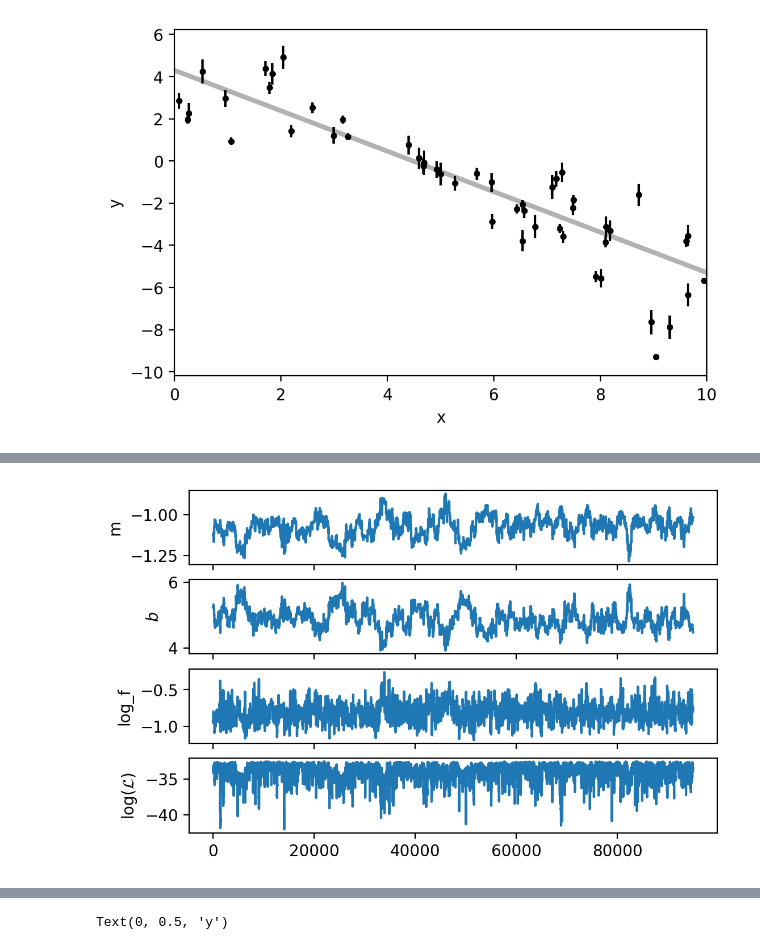
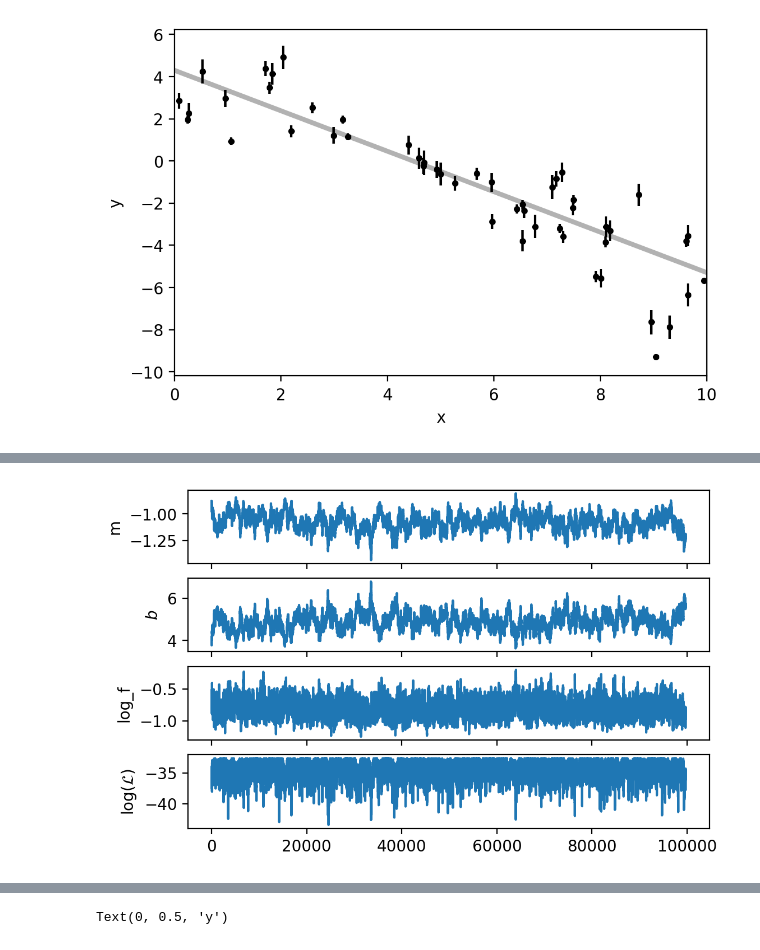
Before and after one commit to jadamo/Astro-513-Final-Project, a Jupyter notebook: Metropolis_MCMC_linear.ipynb, the cells around one changed output, grey strips where cells are left out. Cells and saved outputs as stored; diff of their text form; code cells hidden in the pictures.

```diff
--- a/Metropolis_MCMC_linear.ipynb
+++ b/Metropolis_MCMC_linear.ipynb
@@ -75,23 +80,15 @@ def samplePrior():
 
     return w
 # %%
-'''
-Not very clearly understood part: sample from a distribution to determine the length of step
-'''
-# determine the length of the step
-def sampleMixture(a, b): #mixture of of Gaussians
-    return 10.0**(a - b*np.abs(np.random.randn()/np.sqrt(-np.log(np.random.rand()))))*np.random.randn()
-
 # how to walk in parameter space for each step
-def propose(w):
+def propose(w, sigma):
     nParam = len(w)
     wNew = np.zeros_like(w, dtype=np.float64)
     wNew[:] = w
 
     # Which one should we change? only one parameter changes in each step
     i = int(np.random.rand()*nParam)
-    eps = sampleMixture(1,5.0)
-    wNew[i] += (wRange[i,1]-wRange[i,0])*eps
+    wNew[i] += stats.norm(0, sigma).rvs()
 
     return wNew
 # %%
@@ -146,7 +140,7 @@ data = [x,y,yerr]
 wRange = np.array([[-5.,0.5],[0., 10.], [-10., 1.]])
 
 # run MCMC
-chain, goodFrac = MCMC(Nwalkers = 32, Nsteps = N, data = data,wrange = wRange)
+chain, goodFrac = MCMC(Nsteps = N, data = data,wrange = wRange,sigma=0.1)
 
 print(f"\n\nAcdeptance ratio: {goodFrac}")
 # %% [output]
@@ -166,32 +149,32 @@ print(f"\n\nAcdeptance ratio: {goodFrac}")
 # %%
 # Have a look on the MC chains
 walker=1
-burn=5000
+burn=300
 end = -1
 
-m  = chain[walker,burn:end,0]
-b = chain[walker,burn:end,1]
-log_f = chain[walker,burn:end,2]
-ll = chain[walker,burn:end,3]
+m  = chain[burn:end,0]
+b = chain[burn:end,1]
+log_f = chain[burn:end,2]
+ll = chain[burn:end,3]
 
 
 fig, ax = plt.subplots(4, 1, sharex=True)
 ax[0].plot(m)
 ax[0].set_ylabel(r'm')
 
 ax[1].plot(b)
 ax[1].set_ylabel(r'$b$')
 
 ax[2].plot(log_f)
 ax[2].set_ylabel(r'log_f')
 
 
 ax[3].plot(ll)
 ax[3].set_ylabel(r'$\log(\mathcal{L})$');
 
 samples = chain[burn:,:]
 # %% [output]
-[figure, old version]
+[figure, new version]
 # %%
 # autocorrelated function -> determine every N steps to pick one step
 def autocorrelate(x,lags):
```
Also changed, not shown: parts of 29 cells of this notebook, 2 other files.
